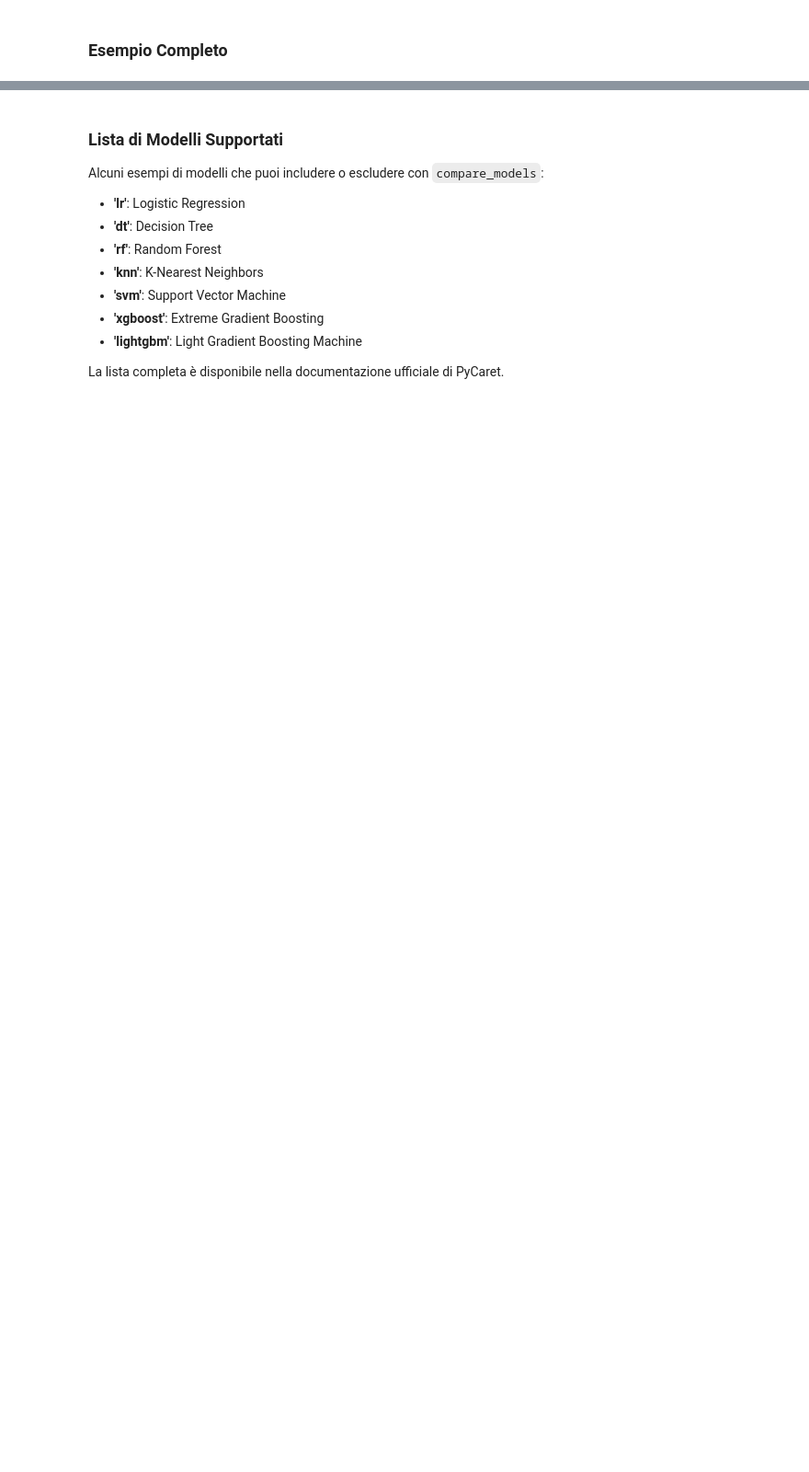
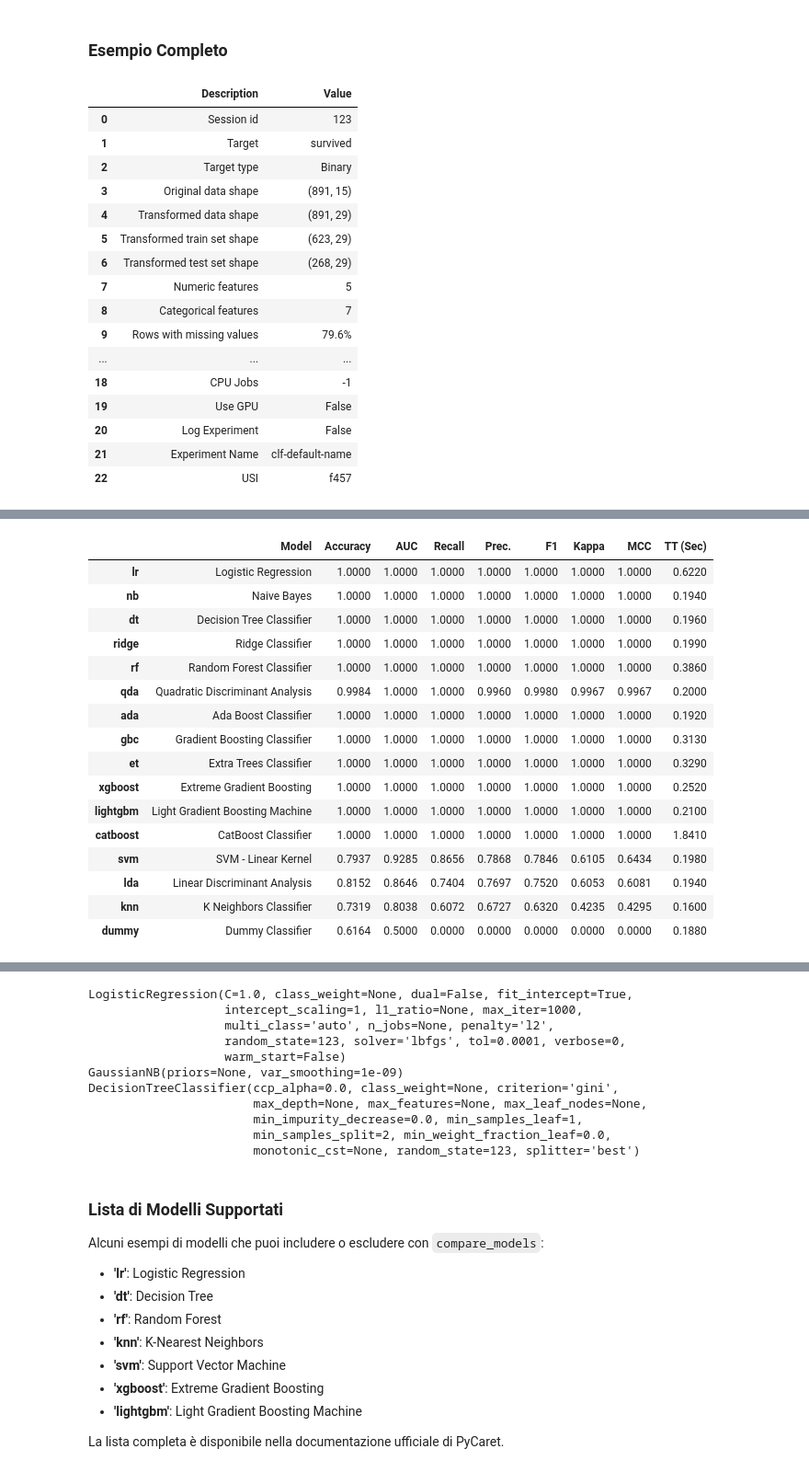
Before and after one commit to enzoschitini/machine-learning, a Jupyter notebook: PyCaret.ipynb, the cells around one changed output, grey strips where cells are left out. Shown: that part at 92% size. Saved outputs shown, nothing was run; the diff lists cells and outputs as text; code cells hidden in the pictures; blank space fills up the shorter version.

Commit message:
Machine Learning

```diff
--- a/PyCaret.ipynb
+++ b/PyCaret.ipynb
@@ -351,7 +420,7 @@ best_model = compare_models()
 from pycaret.classification import *
 
 # Configurare l'ambiente
-clf = setup(data=data, target='Survived', session_id=123)
+clf = setup(data=data, target='survived', session_id=123)
 
 # Confrontare i modelli basati sull'AUC, selezionando i primi 3
 top3_models = compare_models(sort='AUC', n_select=3)
@@ -359,3 +428,21 @@ top3_models = compare_models(sort='AUC', n_select=3)
 # Stampare i migliori modelli
 for model in top3_models:
     print(model)
+# %% [output]
+|  | Description | Value |
+| 0 | Session id | 123 |
+| 1 | Target | survived |
+| 2 | Target type | Binary |
+| 3 | Original data shape | (891, 15) |
+| 4 | Transformed data shape | (891, 29) |
+| 5 | Transformed train set shape | (623, 29) |
+| 6 | Transformed test set shape | (268, 29) |
+| 7 | Numeric features | 5 |
+| 8 | Categorical features | 7 |
+| 9 | Rows with missing values | 79.6% |
+| ... | ... | ... |
+| 18 | CPU Jobs | -1 |
+| 19 | Use GPU | False |
+| 20 | Log Experiment | False |
+| 21 | Experiment Name | clf-default-name |
+| 22 | USI | f457 |
@@ -361,0 +450,17 @@ for model in top3_models:
+|  | Model | Accuracy | AUC | Recall | Prec. | F1 | Kappa | MCC | TT (Sec) |
+| lr | Logistic Regression | 1.0000 | 1.0000 | 1.0000 | 1.0000 | 1.0000 | 1.0000 | 1.0000 | 0.6220 |
+| nb | Naive Bayes | 1.0000 | 1.0000 | 1.0000 | 1.0000 | 1.0000 | 1.0000 | 1.0000 | 0.1940 |
+| dt | Decision Tree Classifier | 1.0000 | 1.0000 | 1.0000 | 1.0000 | 1.0000 | 1.0000 | 1.0000 | 0.1960 |
+| ridge | Ridge Classifier | 1.0000 | 1.0000 | 1.0000 | 1.0000 | 1.0000 | 1.0000 | 1.0000 | 0.1990 |
+| rf | Random Forest Classifier | 1.0000 | 1.0000 | 1.0000 | 1.0000 | 1.0000 | 1.0000 | 1.0000 | 0.3860 |
+| qda | Quadratic Discriminant Analysis | 0.9984 | 1.0000 | 1.0000 | 0.9960 | 0.9980 | 0.9967 | 0.9967 | 0.2000 |
+| ada | Ada Boost Classifier | 1.0000 | 1.0000 | 1.0000 | 1.0000 | 1.0000 | 1.0000 | 1.0000 | 0.1920 |
+| gbc | Gradient Boosting Classifier | 1.0000 | 1.0000 | 1.0000 | 1.0000 | 1.0000 | 1.0000 | 1.0000 | 0.3130 |
+| et | Extra Trees Classifier | 1.0000 | 1.0000 | 1.0000 | 1.0000 | 1.0000 | 1.0000 | 1.0000 | 0.3290 |
+| xgboost | Extreme Gradient Boosting | 1.0000 | 1.0000 | 1.0000 | 1.0000 | 1.0000 | 1.0000 | 1.0000 | 0.2520 |
+| lightgbm | Light Gradient Boosting Machine | 1.0000 | 1.0000 | 1.0000 | 1.0000 | 1.0000 | 1.0000 | 1.0000 | 0.2100 |
+| catboost | CatBoost Classifier | 1.0000 | 1.0000 | 1.0000 | 1.0000 | 1.0000 | 1.0000 | 1.0000 | 1.8410 |
+| svm | SVM - Linear Kernel | 0.7937 | 0.9285 | 0.8656 | 0.7868 | 0.7846 | 0.6105 | 0.6434 | 0.1980 |
+| lda | Linear Discriminant Analysis | 0.8152 | 0.8646 | 0.7404 | 0.7697 | 0.7520 | 0.6053 | 0.6081 | 0.1940 |
+| knn | K Neighbors Classifier | 0.7319 | 0.8038 | 0.6072 | 0.6727 | 0.6320 | 0.4235 | 0.4295 | 0.1600 |
+| dummy | Dummy Classifier | 0.6164 | 0.5000 | 0.0000 | 0.0000 | 0.0000 | 0.0000 | 0.0000 | 0.1880 |
@@ -362,3 +468,14 @@ for model in top3_models:
+LogisticRegression(C=1.0, class_weight=None, dual=False, fit_intercept=True,
+                   intercept_scaling=1, l1_ratio=None, max_iter=1000,
+                   multi_class='auto', n_jobs=None, penalty='l2',
+                   random_state=123, solver='lbfgs', tol=0.0001, verbose=0,
+                   warm_start=False)
+GaussianNB(priors=None, var_smoothing=1e-09)
+DecisionTreeClassifier(ccp_alpha=0.0, class_weight=None, criterion='gini',
+                       max_depth=None, max_features=None, max_leaf_nodes=None,
+                       min_impurity_decrease=0.0, min_samples_leaf=1,
+                       min_samples_split=2, min_weight_fraction_leaf=0.0,
+                       monotonic_cst=None, random_state=123, splitter='best')
 # %% [markdown]
 ### **Lista di Modelli Supportati**
 
```
Also changed, not shown: parts of 8 cells of this notebook, 1 other file.
